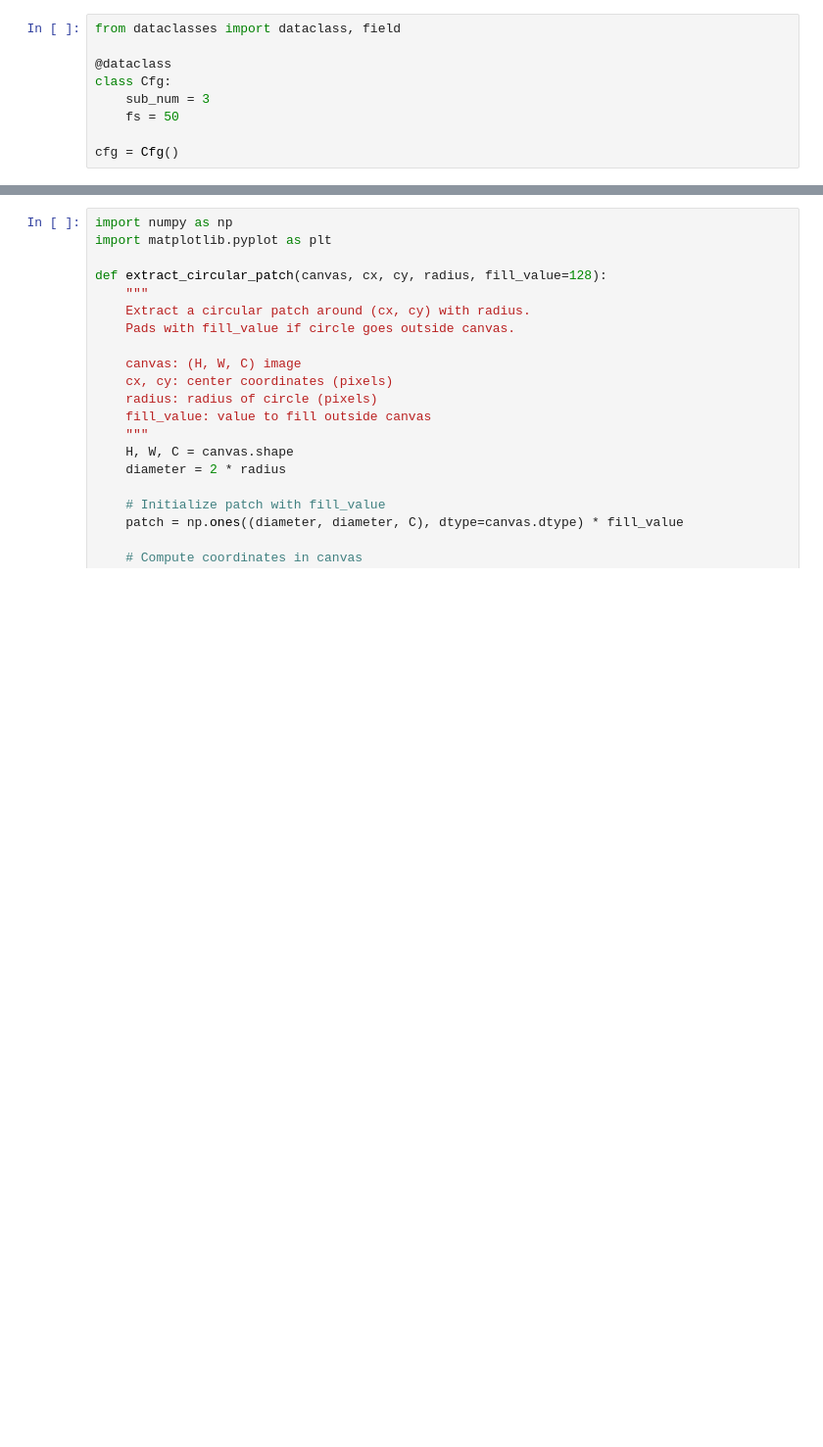
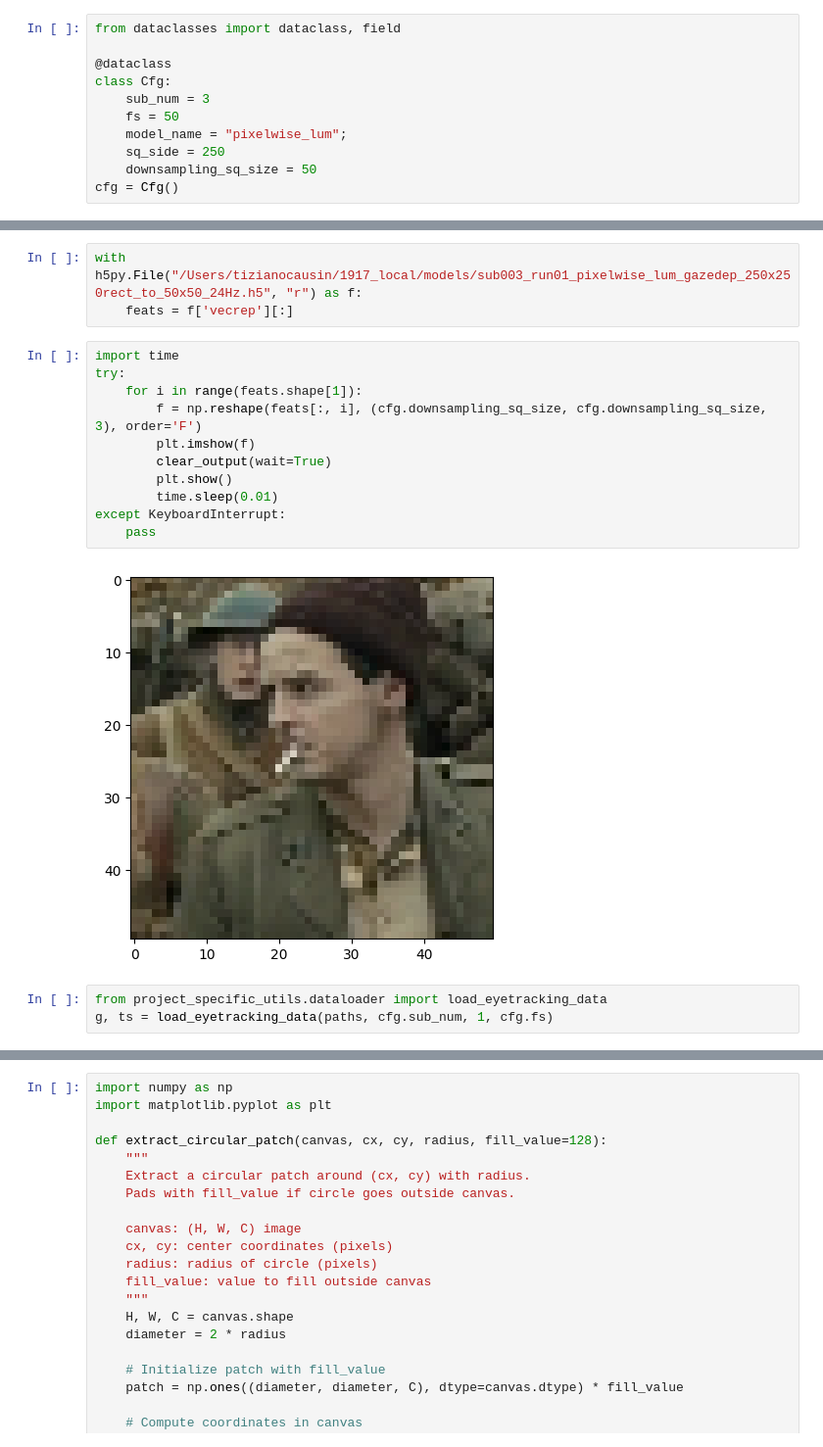
Before and after one commit to TizianoCausin01/project1917-26, a Jupyter notebook: python_scripts/scripts/load_eyetracking_data_dev.ipynb, the cells around one changed output, grey strips where cells are left out. Shown at 98% size. Cells and saved outputs as stored; diff of their text form; blank space fills up the shorter version.

```diff
--- a/python_scripts/scripts/load_eyetracking_data_dev.ipynb
+++ b/python_scripts/scripts/load_eyetracking_data_dev.ipynb
@@ -20,5 +20,7 @@ from dataclasses import dataclass, field
 class Cfg:
     sub_num = 3
     fs = 50
-
+    model_name = "pixelwise_lum";
+    sq_side = 250
+    downsampling_sq_size = 50
 cfg = Cfg()
@@ -56,0 +40,19 @@ subs.extend([25, 28, 30, 31, 34])
+# %%
+with h5py.File("/Users/tizianocausin/1917_local/models/sub003_run01_pixelwise_lum_gazedep_250x250rect_to_50x50_24Hz.h5", "r") as f:
+    feats = f['vecrep'][:]
+# %%
+import time
+try:
+    for i in range(feats.shape[1]):
+        f = np.reshape(feats[:, i], (cfg.downsampling_sq_size, cfg.downsampling_sq_size, 3), order='F')
+        plt.imshow(f)
+        clear_output(wait=True)
+        plt.show()
+        time.sleep(0.01)
+except KeyboardInterrupt:
+    pass
+# %% [output]
+[figure, added]
+# %%
+from project_specific_utils.dataloader import load_eyetracking_data
+g, ts = load_eyetracking_data(paths, cfg.sub_num, 1, cfg.fs)
```
Also changed, not shown: parts of 41 cells of this notebook, 2 other files.
